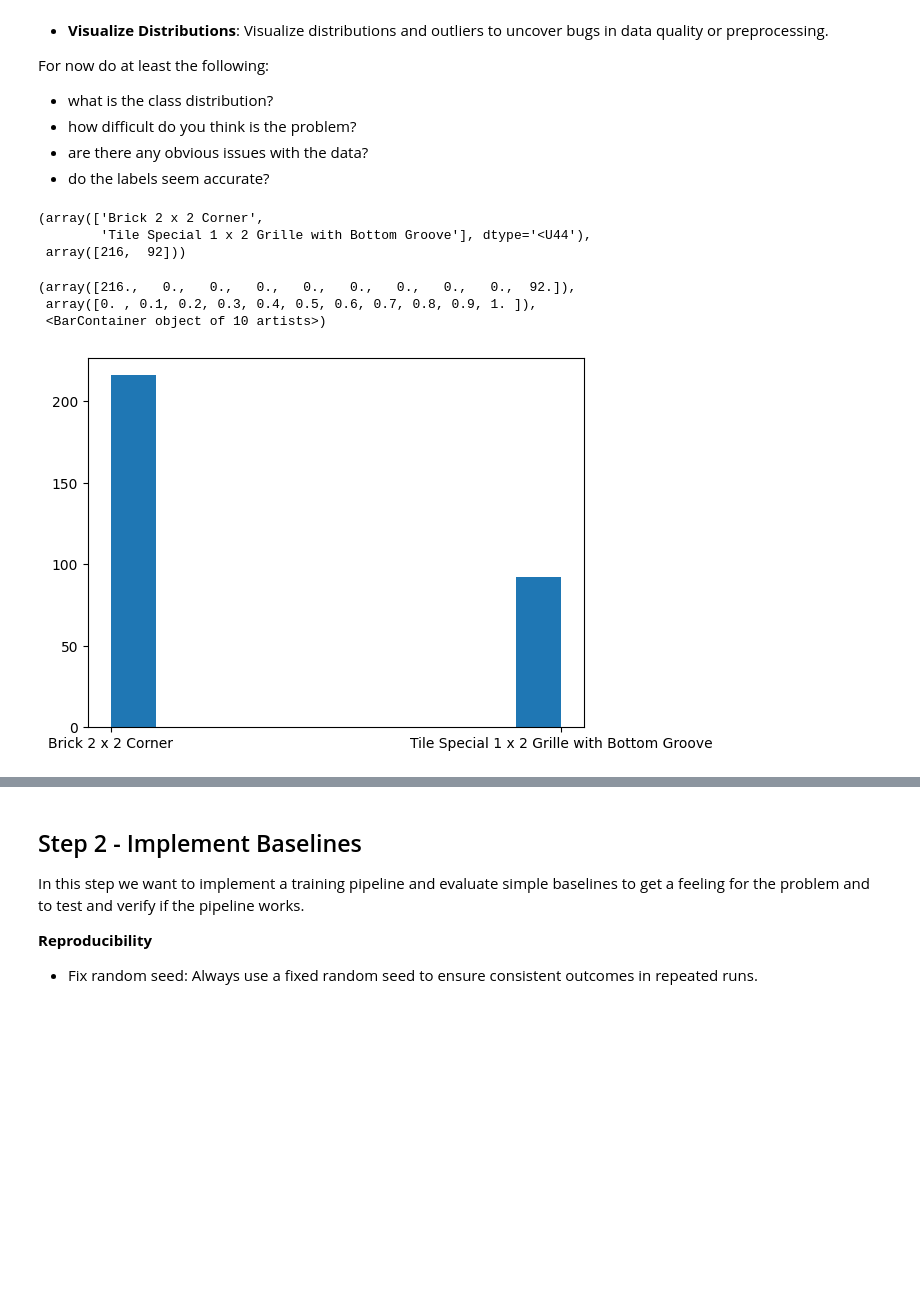
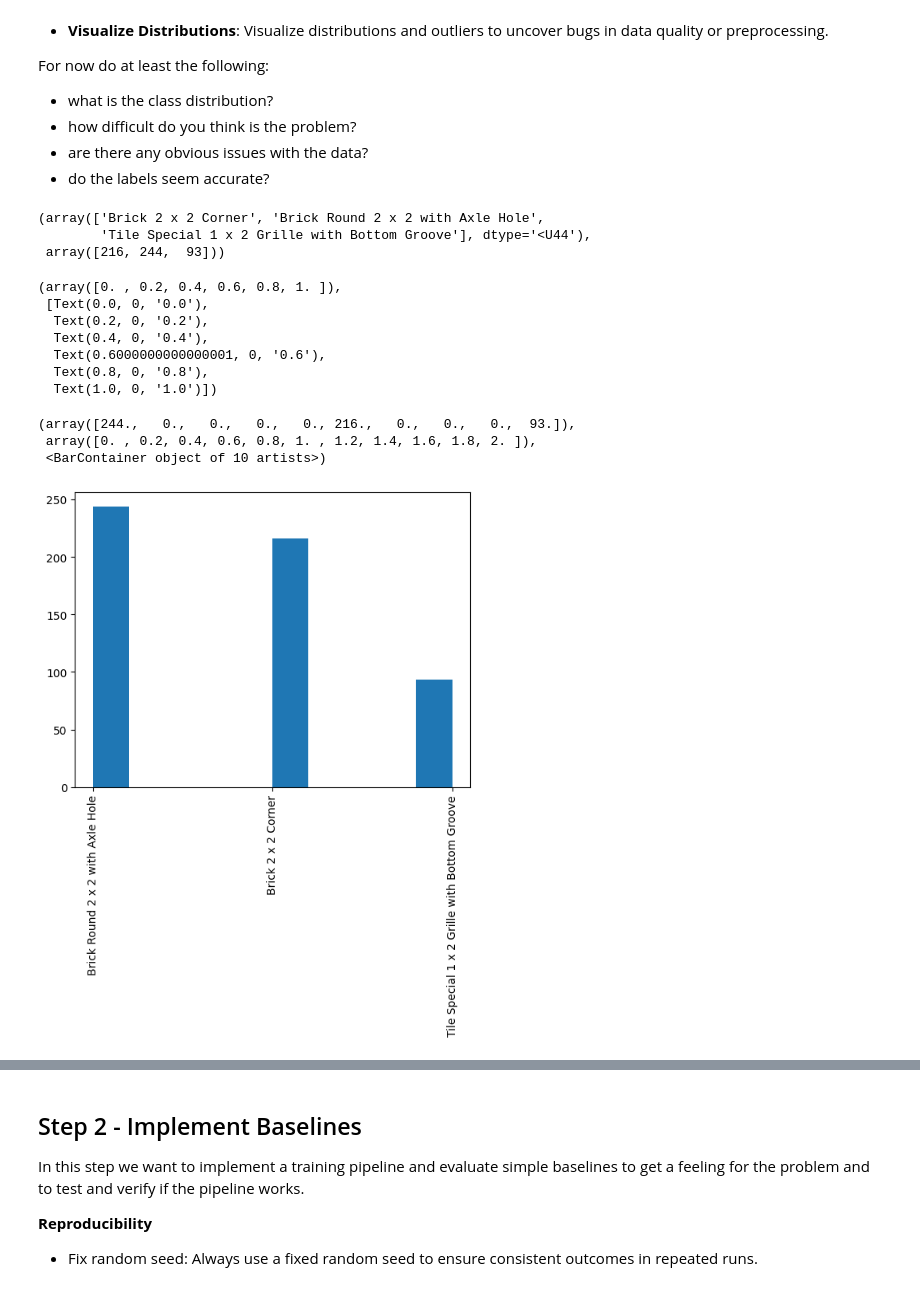
Before and after one commit to LukasWoodtli/fhnw_computer_vision_mit_deep_learning_projekt, a Jupyter notebook: classification.ipynb, the cells around one changed output, grey strips where cells are left out. Saved outputs shown, nothing was run; the diff lists cells and outputs as text; code cells hidden in the pictures; blank space fills up the shorter version.

```diff
--- a/classification.ipynb
+++ b/classification.ipynb
@@ -73,7 +76,7 @@ if IN_COLAB:
     pass  # TODO DATA_PATH = Path("/content/drive/MyDrive/cas-dl-module-compvis-part1")
 else:
     SCRIPT_DIR = Path(os.getcwd())
-    DATA_PATH = SCRIPT_DIR / "data/data_set/binary_classification"
+    DATA_PATH = SCRIPT_DIR / "data/data_set/three_classes"
 # %% [markdown]
 Install `dl_cv_lectures`
 # %%
@@ -439,19 +445,27 @@ For now do at least the following:
 # %%
 np.unique([obs["label"] for obs in ds_train.observations], return_counts=True)
 # %% [output]
-(array(['Brick 2 x 2 Corner',
+(array(['Brick 2 x 2 Corner', 'Brick Round 2 x 2 with Axle Hole',
         'Tile Special 1 x 2 Grille with Bottom Groove'], dtype='<U44'),
- array([216,  92]))
+ array([216, 244,  93]))
 # %%
 labels = set([obs["label"] for obs in ds_train.observations])
 # %%
 l = [l["label"] for l in ds_train.observations]
+plt.xticks(rotation=90)
 plt.hist(l)
 # %% [output]
-(array([216.,   0.,   0.,   0.,   0.,   0.,   0.,   0.,   0.,  92.]),
- array([0. , 0.1, 0.2, 0.3, 0.4, 0.5, 0.6, 0.7, 0.8, 0.9, 1. ]),
- <BarContainer object of 10 artists>)
+(array([0. , 0.2, 0.4, 0.6, 0.8, 1. ]),
+ [Text(0.0, 0, '0.0'),
+  Text(0.2, 0, '0.2'),
+  Text(0.4, 0, '0.4'),
+  Text(0.6000000000000001, 0, '0.6'),
+  Text(0.8, 0, '0.8'),
+  Text(1.0, 0, '1.0')])
+(array([244.,   0.,   0.,   0.,   0., 216.,   0.,   0.,   0.,  93.]),
+ array([0. , 0.2, 0.4, 0.6, 0.8, 1. , 1.2, 1.4, 1.6, 1.8, 2. ]),
+ <BarContainer object of 10 artists>)
-[figure, old version]
+[figure, new version]
 # %%
 img = next(iter(dl_train))["image"]
 img.shape
```
Also changed, not shown: parts of 18 cells of this notebook, 2 other files.
